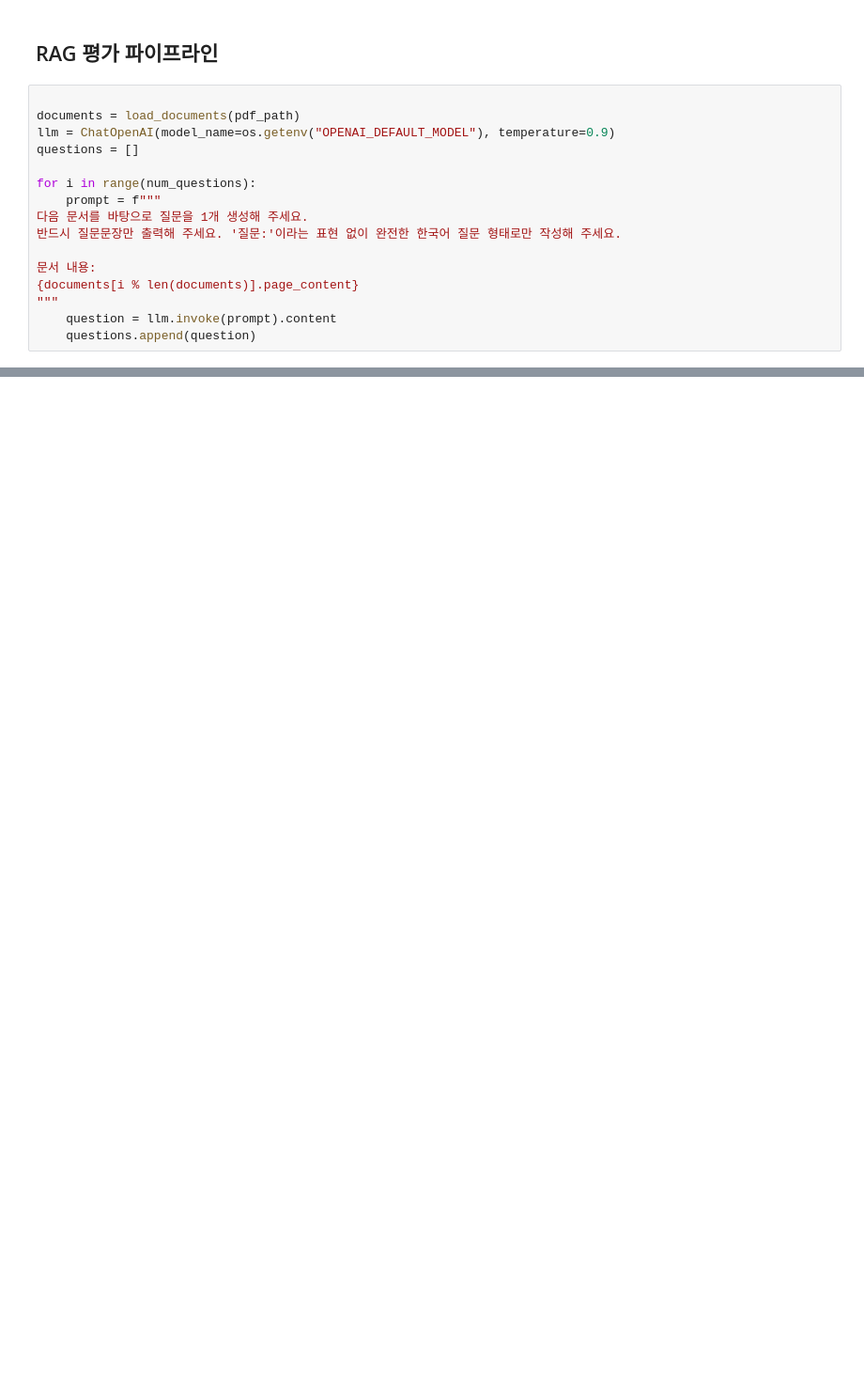
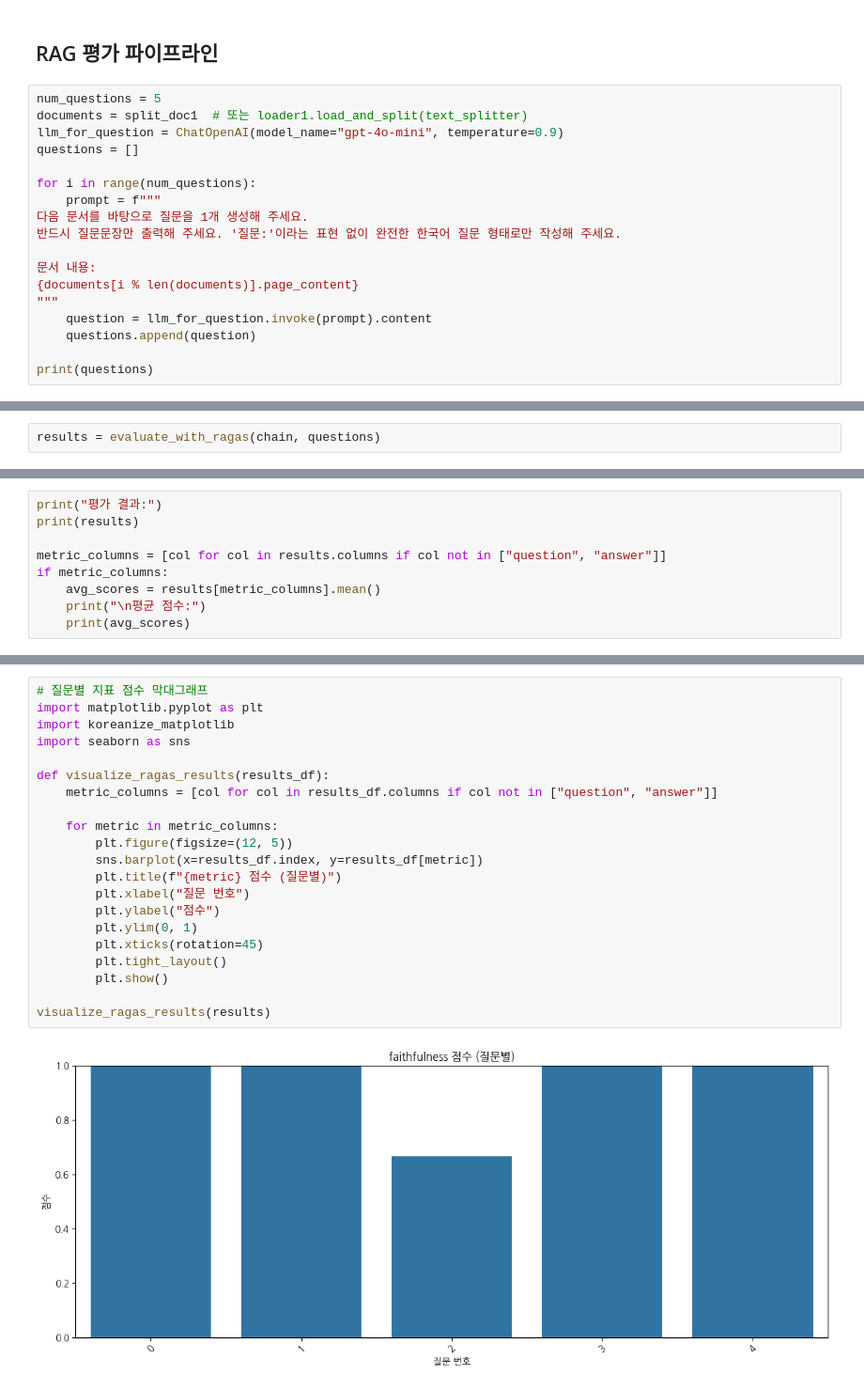
Before and after one commit to porketta-beam/cubefi, a Jupyter notebook: rag_lab/js_test/ai_test.ipynb, the cells around one changed output, grey strips where cells are left out. Shown at 94% size. Cells and saved outputs as stored; diff of their text form; blank space fills up the shorter version.

Commit message:
make ragas pipeline

```diff
--- a/rag_lab/js_test/ai_test.ipynb
+++ b/rag_lab/js_test/ai_test.ipynb
@@ -265,9 +266,9 @@ print(response["answer"].content)
 # %% [markdown]
 ## RAG 평가 파이프라인
 # %%
-
-documents = load_documents(pdf_path)
-llm = ChatOpenAI(model_name=os.getenv("OPENAI_DEFAULT_MODEL"), temperature=0.9)
+num_questions = 5
+documents = split_doc1  # 또는 loader1.load_and_split(text_splitter)
+llm_for_question = ChatOpenAI(model_name="gpt-4o-mini", temperature=0.9)
 questions = []
 
 for i in range(num_questions):
@@ -278,5 +279,7 @@ for i in range(num_questions):
 문서 내용:
 {documents[i % len(documents)].page_content}
 """
-    question = llm.invoke(prompt).content
+    question = llm_for_question.invoke(prompt).content
     questions.append(question)
+
+print(questions)
@@ -282,0 +380,2 @@ for i in range(num_questions):
+# %%
+results = evaluate_with_ragas(chain, questions)
@@ -282,0 +384,9 @@ for i in range(num_questions):
+# %%
+print("평가 결과:")
+print(results)
+
+metric_columns = [col for col in results.columns if col not in ["question", "answer"]]
+if metric_columns:
+    avg_scores = results[metric_columns].mean()
+    print("\n평균 점수:")
+    print(avg_scores)
@@ -282,0 +431,23 @@ for i in range(num_questions):
+# %%
+# 질문별 지표 점수 막대그래프
+import matplotlib.pyplot as plt
+import koreanize_matplotlib
+import seaborn as sns
+
+def visualize_ragas_results(results_df):
+    metric_columns = [col for col in results_df.columns if col not in ["question", "answer"]]
+
+    for metric in metric_columns:
+        plt.figure(figsize=(12, 5))
+        sns.barplot(x=results_df.index, y=results_df[metric])
+        plt.title(f"{metric} 점수 (질문별)")
+        plt.xlabel("질문 번호")
+        plt.ylabel("점수")
+        plt.ylim(0, 1)
+        plt.xticks(rotation=45)
+        plt.tight_layout()
+        plt.show()
+
+visualize_ragas_results(results)
+# %% [output]
+[figure, added]
```
Also changed, not shown: parts of 19 cells of this notebook.
